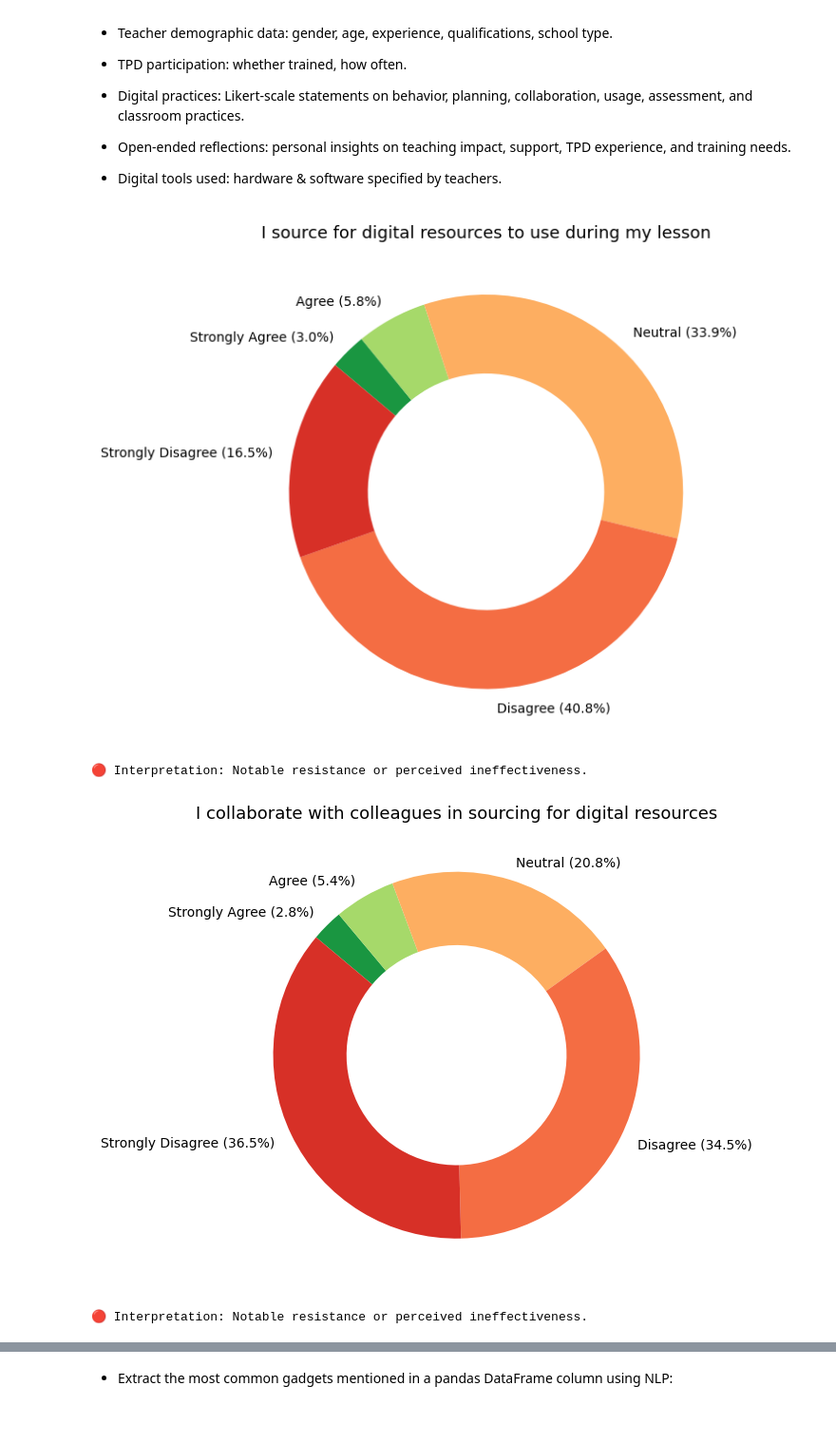
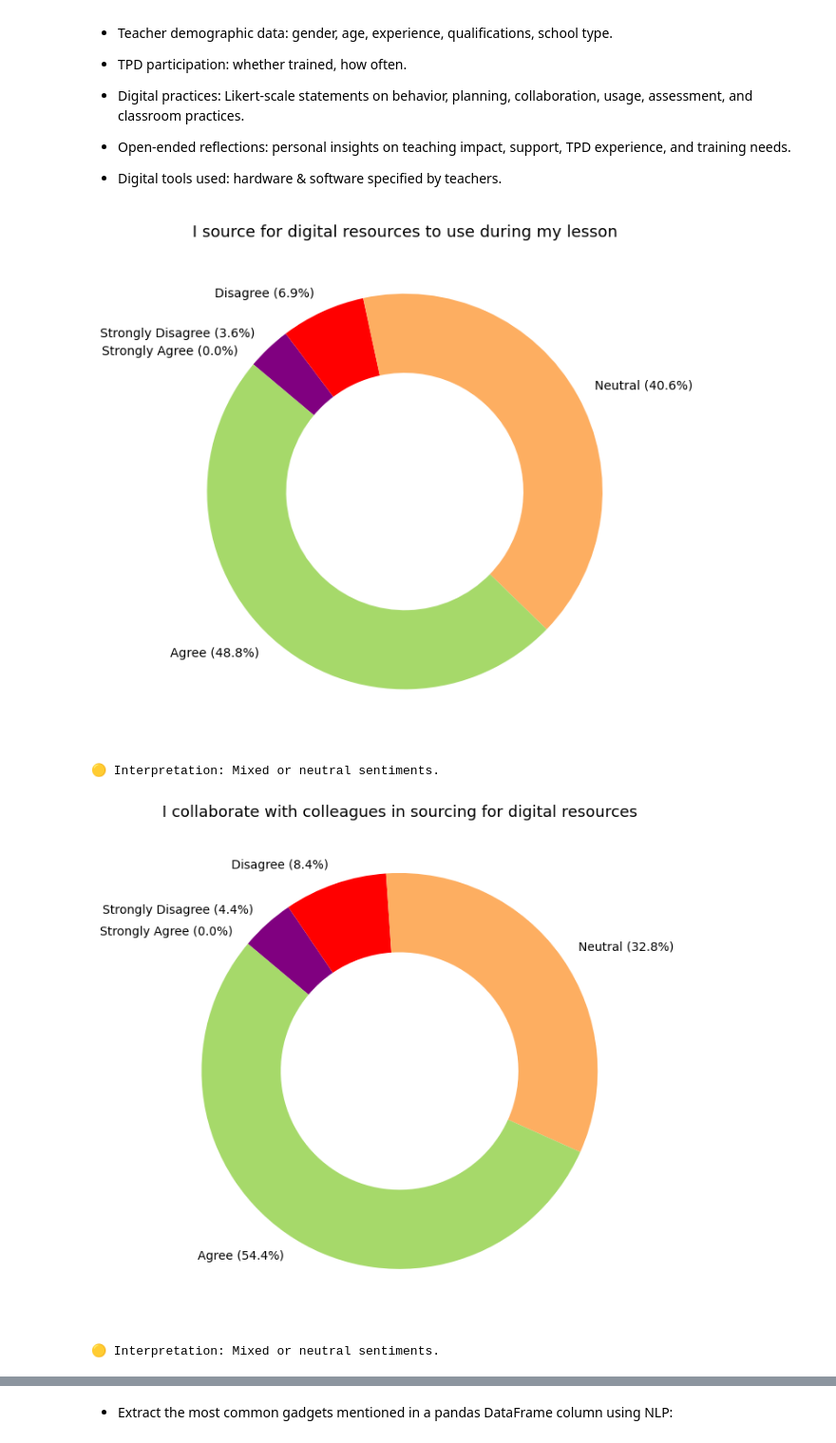
Before and after one commit to davidmasai/kenya-stem-digital-efficacy, a Jupyter notebook: Kenya_stem_digital_efficacy.ipynb, the cells around one changed output, grey strips where cells are left out. Shown at 95% size. Saved outputs shown, nothing was run; the diff lists cells and outputs as text; code cells hidden in the pictures.

```diff
--- a/Kenya_stem_digital_efficacy.ipynb
+++ b/Kenya_stem_digital_efficacy.ipynb
@@ -1220,11 +1220,11 @@ columns = [
 ]
 
 new = {
-    1: 'Strongly Agree',
-    2: 'Agree',
+    1: 'Strongly Disagree',
+    2: 'Disagree',
     3: 'Neutral',
-    4: 'Disagree',
-    5: 'Strongly Disagree'
+    4: 'Agree',
+    5: 'Strongly agree'
 }
 
 for col in columns:
@@ -1258,14 +1258,14 @@ def plot_likert_statement_pie(column_name, question_text=None, palette=None, df=
 
     if palette is None:
         palette = {
-            'Strongly Agree': '#1a9641',
+            'Strongly Disagree': 'purple',
+            'Disagree': 'red',
+            'Neutral': '#fdae61',
             'Agree': '#a6d96a',
-            'Neutral': '#fdae61',
-            'Disagree': '#f46d43',
-            'Strongly Disagree': '#d73027'
+            'Strongly Agree': '#d73027'
         }
 
-    categories = ['Strongly Agree', 'Agree', 'Neutral', 'Disagree', 'Strongly Disagree']
+    categories = ['Strongly Disagree', 'Disagree', 'Neutral', 'Agree', 'Strongly Agree']
     counts = df[column_name].value_counts().reindex(categories, fill_value=0)
     total = counts.sum()
     if total == 0:
@@ -1311,34 +1311,34 @@ news = [
     'I give all learners equal opportunities in the use of the digital resources',
     'I ask learners questions to guide learners’ interaction with the digital resources',
     'I engage my learners in group discussions to share their ideas with their peers as they interact with the digital resources',
     'I encourage learners to ask questions on the concepts developed using the digital resources',
     'I give learners enough time to interact with digital resources',
     'I give learners assignments on concepts learned using the digital resources',
     'I use digital resources to assess learning'
 ]
 
 columns = [
     'Statement 1. Sources digital resources',
     'Statement 2. Collaborates in sourcing digital resources',
     'Statement 3. Develops digital resources',
     'Statement 4. Tries out digital resources before lessons',
     'Statement 5. School provides adequate digital tools',
     'Statement 6. School administration supports digital resources',
     'Statement 7. Professional development enhances digital resource use',
     'Statement 8. Equal learner opportunities with digital resources',
     'Statement 9. Guides learners’ interaction with questions',
     'Statement 10. Group discussions with digital resources',
     'Statement 11. Encourages learner questions on digital resources',
     'Statement 12. Time for learner interaction with digital resources',
     'Statement 13. Assignments on digital resources concepts',
     'Statement 14. Uses digital resources to assess learning'
 ]
 
 # Loop through columns and corresponding news/questions
 for col, question in zip(columns, news):
     plot_likert_statement_pie(col, question_text=question, df=questions)
 # %% [output]
-[figure, old version]
+[figure, new version]
-🔴 Interpretation: Notable resistance or perceived ineffectiveness.
+🟡 Interpretation: Mixed or neutral sentiments.
-[figure, old version]
+[figure, new version]
-🔴 Interpretation: Notable resistance or perceived ineffectiveness.
+🟡 Interpretation: Mixed or neutral sentiments.
```
Also changed, not shown: parts of 13 cells of this notebook.
